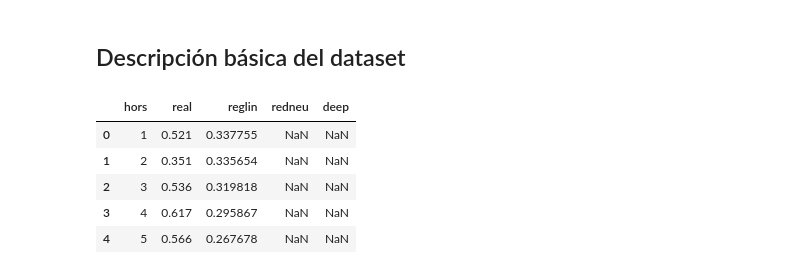
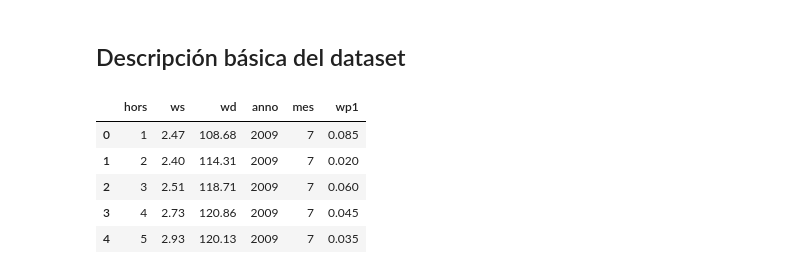
Before and after one commit to manumoya/TesisCivInfUSACH, a Jupyter notebook: 06.JupiterNote/compara_resultado.ipynb, the cells around one changed output. Drawn from its saved outputs; the diff is of its cells as text; code cells hidden in the pictures.

```diff
--- a/06.JupiterNote/compara_resultado.ipynb
+++ b/06.JupiterNote/compara_resultado.ipynb
@@ -1,21 +10,17 @@
 # %%
-# Imports necesarios
-import pandas as pd
-import numpy as np
-import matplotlib.pyplot as plt
-import statsmodels.api as sm
+#cargamos los datos de entrada
+df = pd.read_csv("/Users/manuelmoya/Documents/USACH/2019-1er/Tesis/1.Desarrollo/05.AnalisisDatos/Datos/wf1_train_fin.csv", index_col=0)
 
-#cargamos los datos de entrada
-df = pd.read_csv("/Users/manuelmoya/Documents/USACH/2019-1er/Tesis/1.Desarrollo/05.AnalisisDatos/Datos/compara_resultado.csv",sep=",")
-#veamos cuantas dimensiones y registros contiene
+# Ver los 1ros registros
+#data.head()
 # %% [markdown]
 ## Descripción básica del dataset
 # %%
-df.head(5)
+df.head()
 # %% [output]
-|  | hors | real | reglin | redneu | deep |
-| 0 | 1 | 0.521 | 0.337755 | NaN | NaN |
-| 1 | 2 | 0.351 | 0.335654 | NaN | NaN |
-| 2 | 3 | 0.536 | 0.319818 | NaN | NaN |
-| 3 | 4 | 0.617 | 0.295867 | NaN | NaN |
-| 4 | 5 | 0.566 | 0.267678 | NaN | NaN |
+|  | hors | ws | wd | anno | mes | wp1 |
+| 0 | 1 | 2.47 | 108.68 | 2009 | 7 | 0.085 |
+| 1 | 2 | 2.40 | 114.31 | 2009 | 7 | 0.020 |
+| 2 | 3 | 2.51 | 118.71 | 2009 | 7 | 0.060 |
+| 3 | 4 | 2.73 | 120.86 | 2009 | 7 | 0.045 |
+| 4 | 5 | 2.93 | 120.13 | 2009 | 7 | 0.035 |
```
Also changed, not shown: parts of 12 cells of this notebook, 12 other files.
